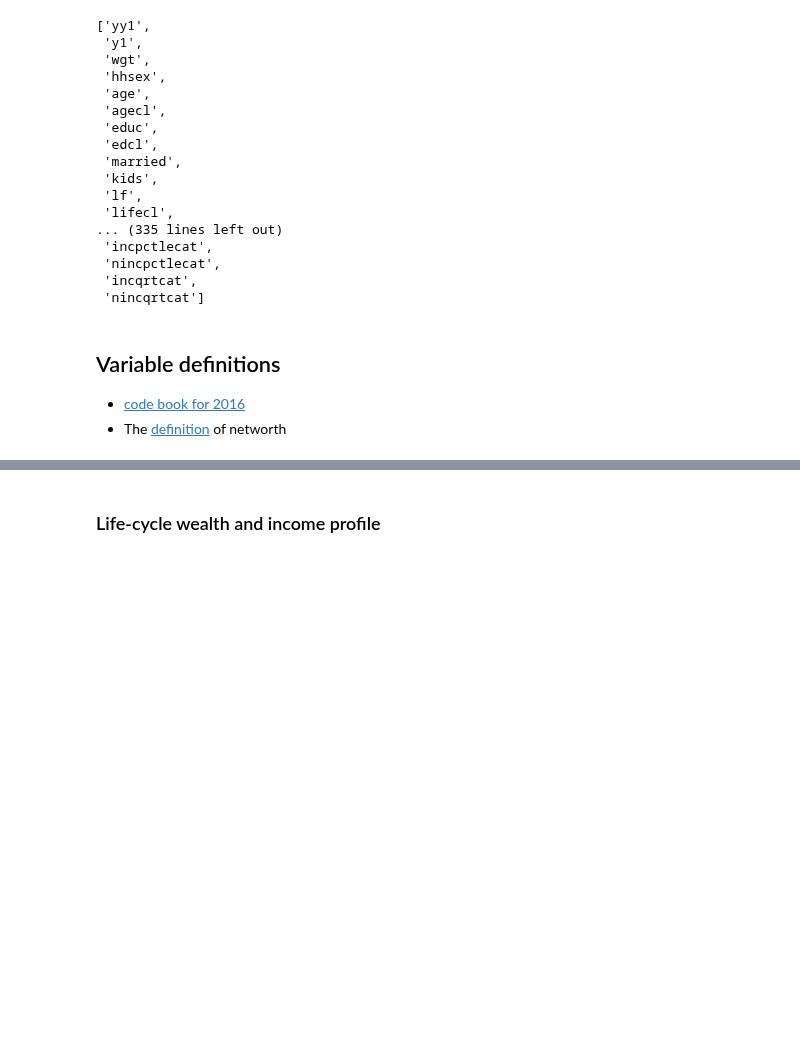
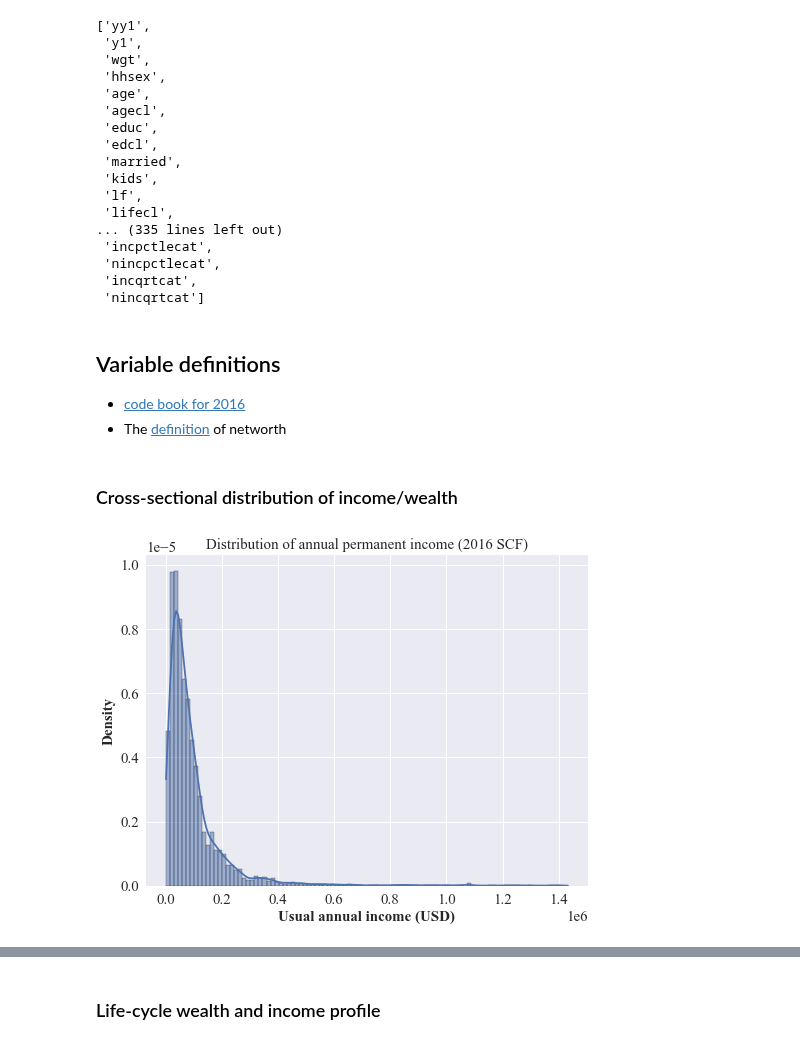
Before and after one commit to iworld1991/PIR, a Jupyter notebook: WorkingFolder/PythonCode/SCFData.ipynb, the cells around one changed output, grey strips where cells are left out. Saved outputs shown, nothing was run; the diff lists cells and outputs as text; code cells hidden in the pictures; blank space fills up the shorter version.

Commit message:
more chart on distribution. and calculate gini as well.

```diff
--- a/WorkingFolder/PythonCode/SCFData.ipynb
+++ b/WorkingFolder/PythonCode/SCFData.ipynb
@@ -6,6 +6,31 @@
 import numpy as np
 import pandas as pd   #The data package
 import sys            #The code below wont work for any versions before Python 3. This just ensures that (allegedly).
+# %%
+## figure plotting configurations
+
+import matplotlib.pyplot as plt
+
+plt.style.use('seaborn')
+plt.rcParams["font.family"] = "Times New Roman" #'serif'
+plt.rcParams['font.serif'] = 'Ubuntu'
+plt.rcParams['font.monospace'] = 'Ubuntu Mono'
+plt.rcParams['axes.labelweight'] = 'bold'
+
+## Set the
+plt.rc('font', size=15)
+# Set the axes title font size
+plt.rc('axes', titlesize=15)
+# Set the axes labels font size
+plt.rc('axes', labelsize=15)
+# Set the font size for x tick labels
+plt.rc('xtick', labelsize=15)
+# Set the font size for y tick labels
+plt.rc('ytick', labelsize=15)
+# Set the legend font size
+plt.rc('legend', fontsize=15)
+# Set the font size of the figure title
+plt.rc('figure', titlesize=15)
 # %%
 import requests
 import io
@@ -86,9 +111,8 @@ list(df2016.columns)
 - The [definition](https://www.federalreserve.gov/econres/files/Networth%20Flowchart.pdf) of networth
 # %%
 ## make new variables
-#df2016['lqwealth'] = df2016['liq']+df2016['bond']+df2016['stocks']+df2016['nmmf'] - df2016['ccbal']
-## 2014 Brookings/Econmetrica paper definition
-df2016['lqwealth'] = df2016['liq'] - df2016['ccbal']
+df2016['lqwealth'] = df2016['liq']+df2016['govtbnd']+df2016['obnd']+df2016['stocks']+df2016['nmmf'] - df2016['ccbal']
+## Kaplan, Violante, and Weidner (2014)/Econmetrica paper definition
 
 ### filters and clean variables
 
@@ -118,3 +142,22 @@ model = smf.ols(formula = 'lnorminc~ age+age2+age3+age4',
                 data = df2016)
 results = model.fit()
 df2016['lnorminc_pr'] = results.predict()
+# %% [markdown]
+### Cross-sectional distribution of income/wealth
+# %%
+## distribution in monetary values
+import seaborn as sns
+
+data_plot = df2016[['norminc','wgt']][df2016['norminc']<df2016['norminc'].quantile(0.90)]
+
+dist = sns.displot(data = data_plot,
+            x = 'norminc',
+            weights = 'wgt',
+            kde=True,
+            stat = 'density',
+            bins = 100).set(title='Distribution of annual permanent income (2016 SCF)',
+                            xlabel='Usual annual income (USD)')
+
+dist.fig.set_size_inches(8,6)
+# %% [output]
+[figure, added]
```
Also changed, not shown: parts of 16 cells of this notebook, 1 other file.
